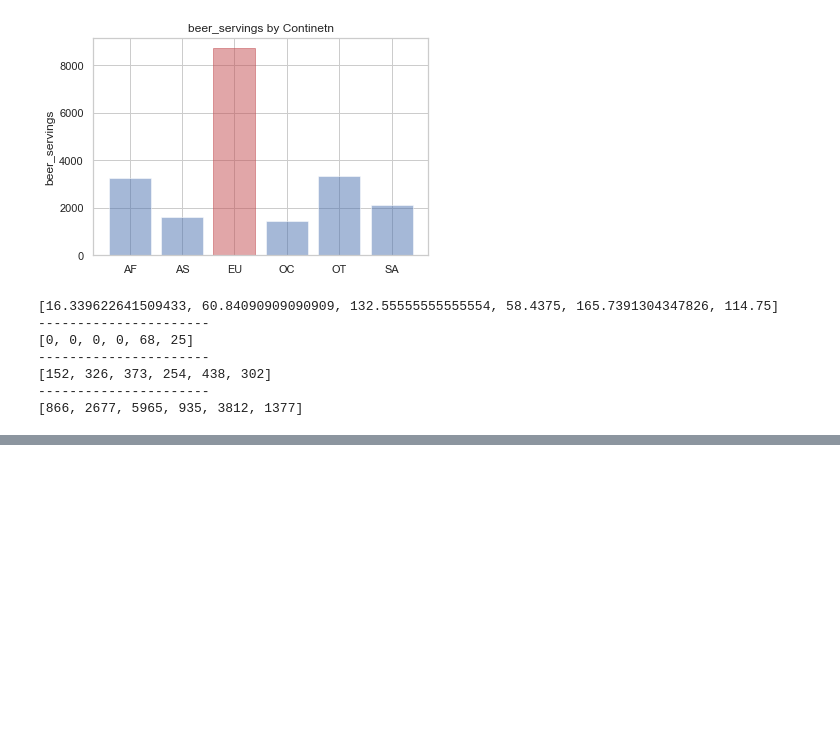
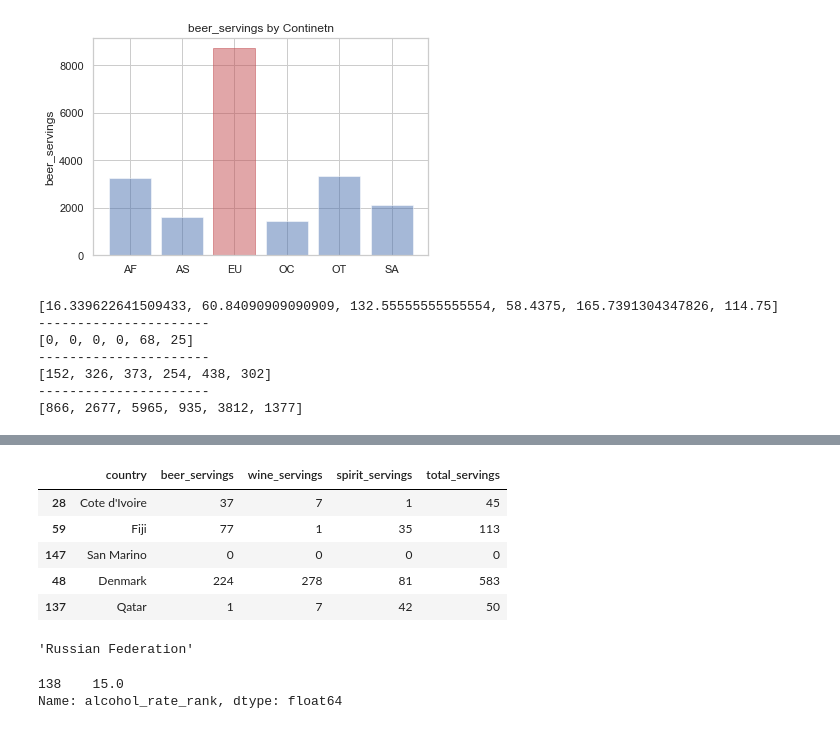
Before and after one commit to kellyshaprk/DataAnalysisExercise_Anaconda_Jupyter, a Jupyter notebook: drinking.ipynb, the cells around one changed output, grey strips where cells are left out. Saved outputs shown, nothing was run; the diff lists cells and outputs as text; code cells hidden in the pictures; blank space fills up the shorter version.

```diff
--- a/drinking.ipynb
+++ b/drinking.ipynb
@@ -300,0 +360,9 @@ print(result['sum'].tolist())
+# %%
+# 대륙별 평군 wine_servings
+continent_wine = drinks.groupby('continent')['wine_servings'].mean()
+
+# continent_wine을 data_frame에 넣기: groupby 연산 결과를 반환하면, 반환 데이터의 타입은 dataframe 타입이 아닙니다. 따라서 to_frame이라는 함수를 사용하여 dataframe 타입으로 변환한 뒤, 다시 이 dataframe의 index를 reset_index라는 함수로 설정하는 과정이 필요합니다. 그리고 이 과정으로 생성된 dataframe을 원래의 dataframe에 합쳐주어야 합니다. 이를 위해서는 merge 라는 함수를 또 새롭게 적용해야 하지요. 하지만 transform 함수가 있다면, 이 모든 과정을 단 한줄의 코드로 수행할 수 있습니다.
+drinks['wine_servings_cont_avg'] = drinks.groupby('continent')['wine_servings'].transform(np.mean)
+
+# 결과를 출력합니다.
+drinks[['country', 'continent', 'wine_servings_cont_avg']].sample(5).head()
@@ -300,0 +376,35 @@ print(result['sum'].tolist())
+# %%
+# 국가별 모든 servings의 합을 계산한 total_servings라는 피처 생성
+drinks['total_servings'] = drinks['beer_servings'] + drinks['wine_servings'] + drinks['spirit_servings']
+drinks[['country', 'beer_servings', 'wine_servings', 'spirit_servings', 'total_servings']].sample(5).head()
+# %% [output]
+|  | country | beer_servings | wine_servings | spirit_servings | total_servings |
+| 28 | Cote d'Ivoire | 37 | 7 | 1 | 45 |
+| 59 | Fiji | 77 | 1 | 35 | 113 |
+| 147 | San Marino | 0 | 0 | 0 | 0 |
+| 48 | Denmark | 224 | 278 | 81 | 583 |
+| 137 | Qatar | 1 | 7 | 42 | 50 |
+# %%
+# 전체평균보다 적은 알코올을 마시는 대륙 증, spirit를 가장 많이 마시는 국가
+total_mean = drinks['total_litres_of_pure_alcohol'].mean()
+cont_mean = drinks.groupby('continent')['total_litres_of_pure_alcohol'].mean()
+less_mean = cont_mean[cont_mean <= total_mean].index.tolist()
+df_continent_under_mean = drinks.loc[drinks.continent.isin(less_mean)]
+most_spirit_under_mean = df_continent_under_mean.loc[df_continent_under_mean['spirit_servings'].idxmax()]
+
+most_spirit_under_mean['country']
+# %% [output]
+'Russian Federation'
+# %%
+# 술 소비량 대비 알코올 비율
+# 술 소비량 대비 알콜 비율에 대한 칼럼을 만들어서 병합합니다.
+drinks['alcohol_rate'] = drinks['total_litres_of_pure_alcohol'] / drinks['total_servings']
+drinks['alcohol_rate'] = drinks['alcohol_rate'].fillna(0)
+
+# 술 소비량 대비 알콜 비율 : 전체 순위 중 한국의 순위를 구합니다.
+drinks['alcohol_rate_rank'] = drinks['alcohol_rate'].rank(ascending=False)
+drinks['alcohol_rate_rank'] = drinks['alcohol_rate_rank'].apply(np.floor)
+drinks.loc[drinks['country'] == 'South Korea'].alcohol_rate_rank
+# %% [output]
+138    15.0
+Name: alcohol_rate_rank, dtype: float64
```
Also changed, not shown: parts of 7 cells of this notebook.
